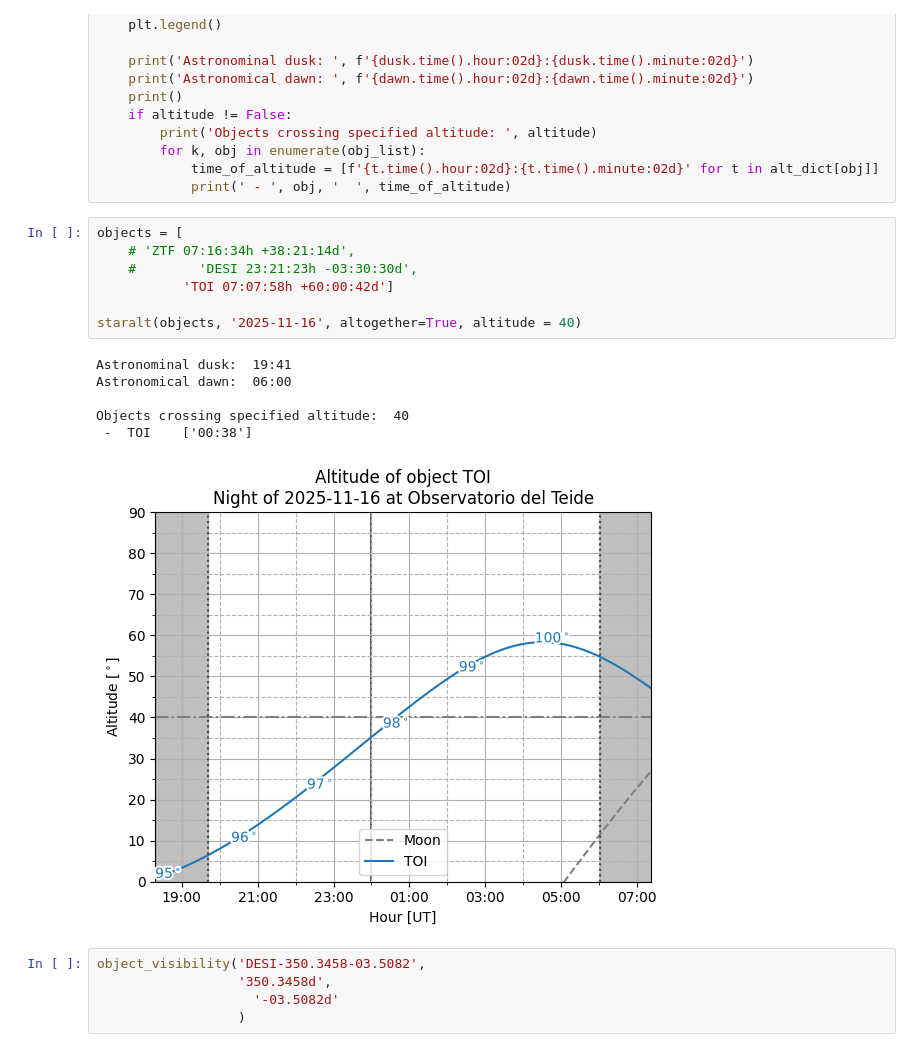
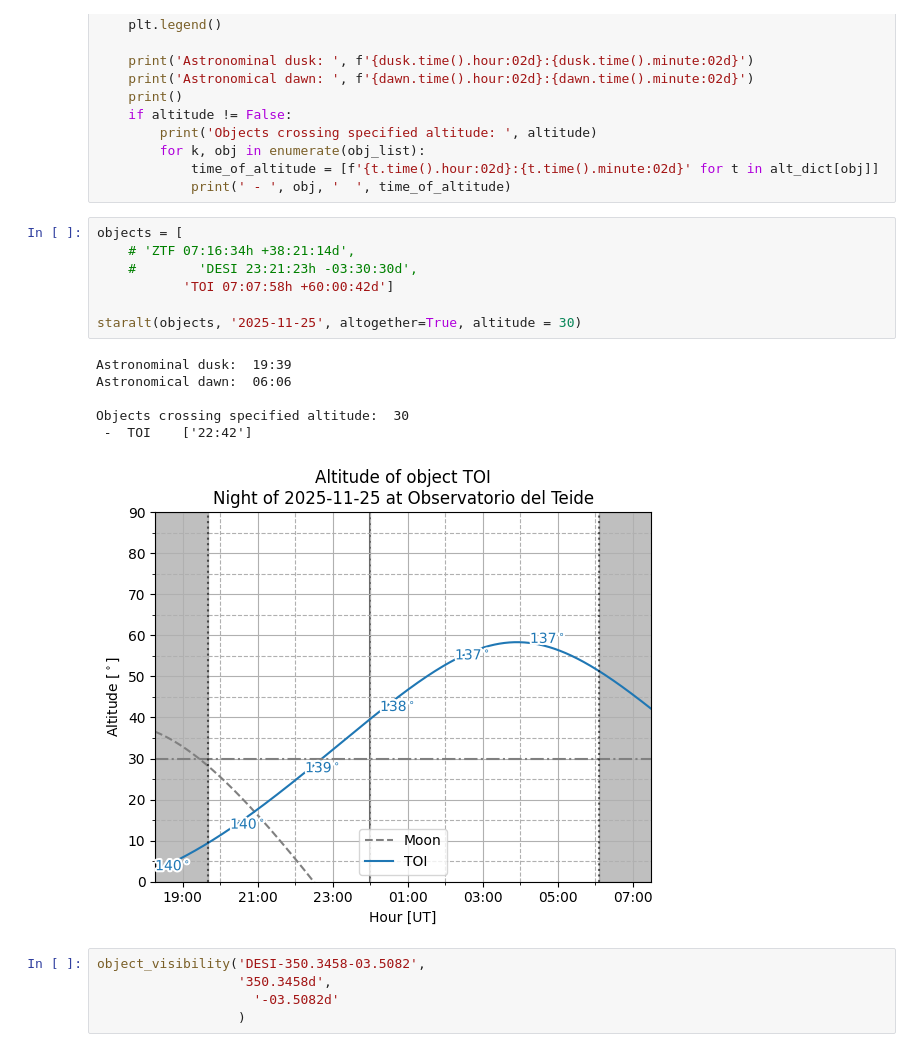
Before and after one commit to oscar-s-p/grav_lens, a Jupyter notebook: Object_visibility.ipynb, the cells around one changed output. Saved outputs shown, nothing was run; the diff lists cells and outputs as text.

```diff
--- a/Object_visibility.ipynb
+++ b/Object_visibility.ipynb
@@ -254,17 +254,17 @@ def staralt(obj_name,
 # %%
 objects = [
     # 'ZTF 07:16:34h +38:21:14d',
     #        'DESI 23:21:23h -03:30:30d',
            'TOI 07:07:58h +60:00:42d']
 
-staralt(objects, '2025-11-16', altogether=True, altitude = 40)
+staralt(objects, '2025-11-25', altogether=True, altitude = 30)
 # %% [output]
-Astronominal dusk:  19:41
-Astronomical dawn:  06:00
+Astronominal dusk:  19:39
+Astronomical dawn:  06:06
 
-Objects crossing specified altitude:  40
- -  TOI    ['00:38']
+Objects crossing specified altitude:  30
+ -  TOI    ['22:42']
-[figure, old version]
+[figure, new version]
 # %%
 object_visibility('DESI-350.3458-03.5082',
                   '350.3458d',
```
Also changed, not shown: 1 other file.
